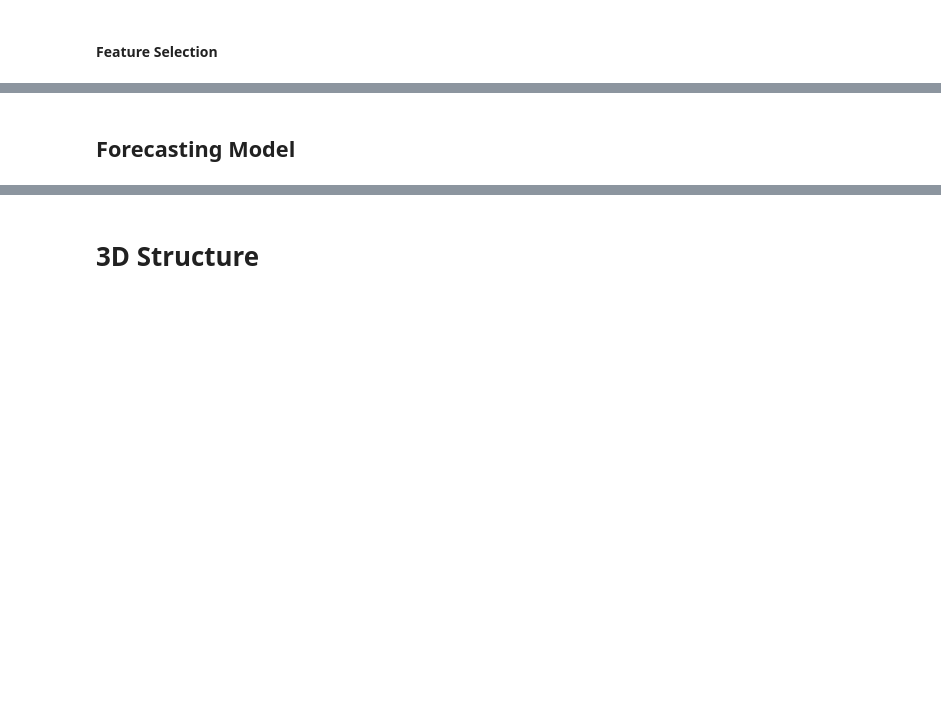
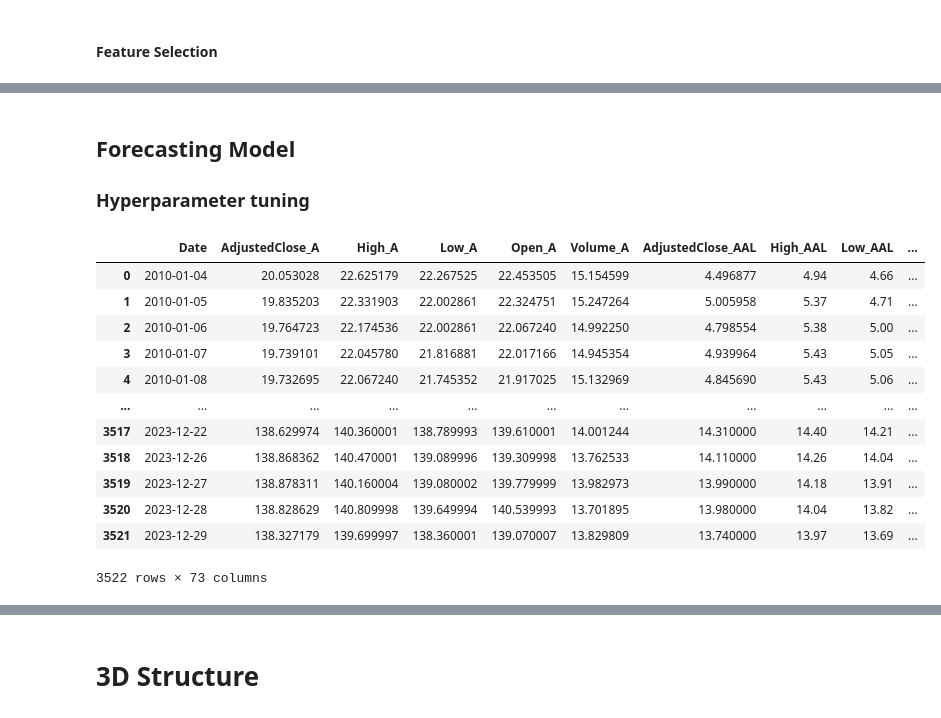
Before and after one commit to alfredofdlv/Proyect2_LABIACD, a Jupyter notebook: Notebook.ipynb, the cells around one changed output, grey strips where cells are left out. Drawn from its saved outputs; the diff is of its cells as text; code cells hidden in the pictures; blank space fills up the shorter version.

```diff
--- a/Notebook.ipynb
+++ b/Notebook.ipynb
@@ -508,3 +362,47 @@ Hora : 18:07:48.439115
 # %% [markdown]
 ## Forecasting Model
+
+### **Hyperparameter tuning**
+# %%
+
+# cols_objetivo=[col for col in train.columns if "Close" in col] + ['Date']
+# cols_objetivo_2=[col for col in train.columns if "Close" in col]
+
+# remove=[col for col in cols_objetivo_2 if "Adjusted" in col]
+
+# X_train = train.drop(columns=cols_objetivo)  # Excluye columnas irrelevantes
+# X_test =test.drop(columns=cols_objetivo)
+
+# print(type(X_train))
+# # Escalar los datos
+# scaler = StandardScaler()
+# X_train = scaler.fit_transform(X_train)
+# print(type(X_train))
+# X_test = scaler.transform(X_test)
+
+# ipca = IncrementalPCA(n_components=2)
+# X_train = ipca.fit_transform(X_train)
+# print(type(X_train))
+# y_train = train[cols_objetivo_2].drop(columns=remove)   # El objetivo es el precio de cierre y excluimos Adjusted que inlcuye el string Close
+# y_test =test[cols_objetivo_2].drop(columns=remove)
+# y_test=y_test.loc[0,:]
+# y_test=y_test.to_frame()
+# y_test=y_test.T
+# display(y_train.shape)
+display(train)
+# print(type(X_train))
+# %% [output]
+|  | Date | AdjustedClose_A | High_A | Low_A | Open_A | Volume_A | AdjustedClose_AAL | High_AAL | Low_AAL | ... |
+| 0 | 2010-01-04 | 20.053028 | 22.625179 | 22.267525 | 22.453505 | 15.154599 | 4.496877 | 4.94 | 4.66 | ... |
+| 1 | 2010-01-05 | 19.835203 | 22.331903 | 22.002861 | 22.324751 | 15.247264 | 5.005958 | 5.37 | 4.71 | ... |
+| 2 | 2010-01-06 | 19.764723 | 22.174536 | 22.002861 | 22.067240 | 14.992250 | 4.798554 | 5.38 | 5.00 | ... |
+| 3 | 2010-01-07 | 19.739101 | 22.045780 | 21.816881 | 22.017166 | 14.945354 | 4.939964 | 5.43 | 5.05 | ... |
+| 4 | 2010-01-08 | 19.732695 | 22.067240 | 21.745352 | 21.917025 | 15.132969 | 4.845690 | 5.43 | 5.06 | ... |
+| ... | ... | ... | ... | ... | ... | ... | ... | ... | ... | ... |
+| 3517 | 2023-12-22 | 138.629974 | 140.360001 | 138.789993 | 139.610001 | 14.001244 | 14.310000 | 14.40 | 14.21 | ... |
+| 3518 | 2023-12-26 | 138.868362 | 140.470001 | 139.089996 | 139.309998 | 13.762533 | 14.110000 | 14.26 | 14.04 | ... |
+| 3519 | 2023-12-27 | 138.878311 | 140.160004 | 139.080002 | 139.779999 | 13.982973 | 13.990000 | 14.18 | 13.91 | ... |
+| 3520 | 2023-12-28 | 138.828629 | 140.809998 | 139.649994 | 140.539993 | 13.701895 | 13.980000 | 14.04 | 13.82 | ... |
+| 3521 | 2023-12-29 | 138.327179 | 139.699997 | 138.360001 | 139.070007 | 13.829809 | 13.740000 | 13.97 | 13.69 | ... |
+3522 rows × 73 columns
 # %%
```
Also changed, not shown: parts of 48 cells of this notebook, 17 other files.
